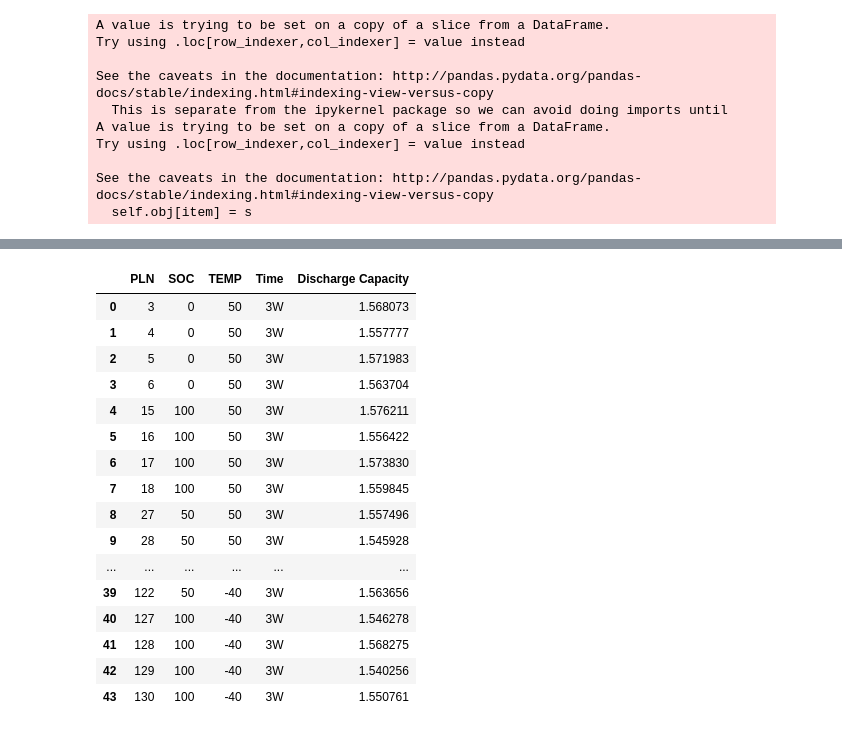
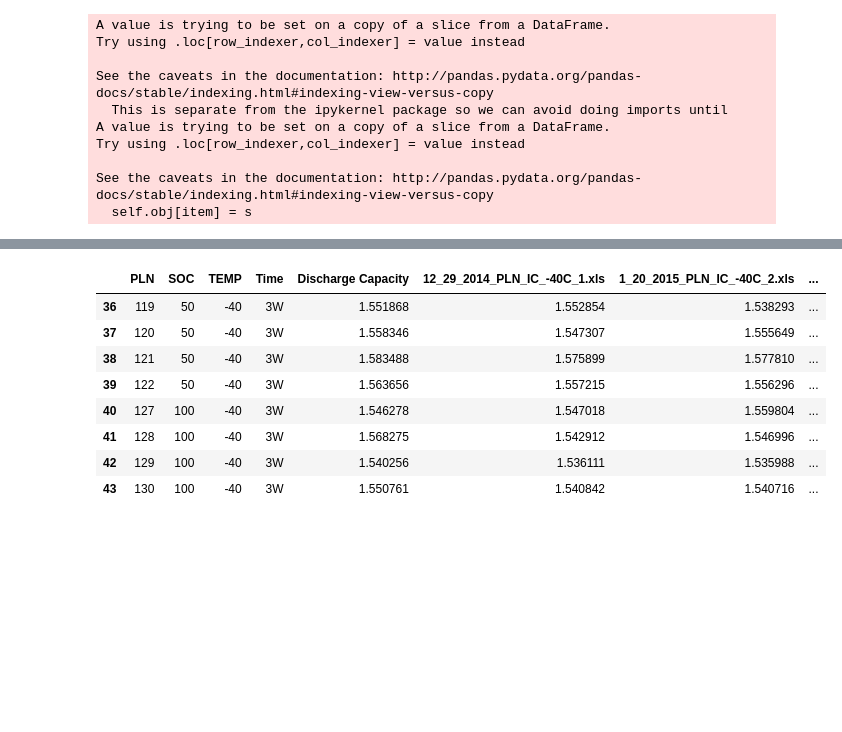
Before and after one commit to UWSEDS-aut17/SunDial, a Jupyter notebook: SunDial/bat_model/parse_storagedata.ipynb, the cells around one changed output, grey strips where cells are left out. Drawn from its saved outputs; the diff is of its cells as text; code cells hidden in the pictures; blank space fills up the shorter version.

```diff
--- a/SunDial/bat_model/parse_storagedata.ipynb
+++ b/SunDial/bat_model/parse_storagedata.ipynb
@@ -158,20 +169,12 @@ for jj in range(len(nfor_names)):
-# %%
-stor_df
-# %% [output]
-|  | PLN | SOC | TEMP | Time | Discharge Capacity |
-| 0 | 3 | 0 | 50 | 3W | 1.568073 |
-| 1 | 4 | 0 | 50 | 3W | 1.557777 |
-| 2 | 5 | 0 | 50 | 3W | 1.571983 |
-| 3 | 6 | 0 | 50 | 3W | 1.563704 |
-| 4 | 15 | 100 | 50 | 3W | 1.576211 |
-| 5 | 16 | 100 | 50 | 3W | 1.556422 |
-| 6 | 17 | 100 | 50 | 3W | 1.573830 |
-| 7 | 18 | 100 | 50 | 3W | 1.559845 |
-| 8 | 27 | 50 | 50 | 3W | 1.557496 |
-| 9 | 28 | 50 | 50 | 3W | 1.545928 |
-| ... | ... | ... | ... | ... | ... |
-| 39 | 122 | 50 | -40 | 3W | 1.563656 |
-| 40 | 127 | 100 | -40 | 3W | 1.546278 |
-| 41 | 128 | 100 | -40 | 3W | 1.568275 |
-| 42 | 129 | 100 | -40 | 3W | 1.540256 |
-| 43 | 130 | 100 | -40 | 3W | 1.550761 |
+# %%
+dfn40
+# %% [output]
+|  | PLN | SOC | TEMP | Time | Discharge Capacity | 12_29_2014_PLN_IC_-40C_1.xls | 1_20_2015_PLN_IC_-40C_2.xls | ... |
+| 36 | 119 | 50 | -40 | 3W | 1.551868 | 1.552854 | 1.538293 | ... |
+| 37 | 120 | 50 | -40 | 3W | 1.558346 | 1.547307 | 1.555649 | ... |
+| 38 | 121 | 50 | -40 | 3W | 1.583488 | 1.575899 | 1.577810 | ... |
+| 39 | 122 | 50 | -40 | 3W | 1.563656 | 1.557215 | 1.556296 | ... |
+| 40 | 127 | 100 | -40 | 3W | 1.546278 | 1.547018 | 1.559804 | ... |
+| 41 | 128 | 100 | -40 | 3W | 1.568275 | 1.542912 | 1.546996 | ... |
+| 42 | 129 | 100 | -40 | 3W | 1.540256 | 1.536111 | 1.535988 | ... |
+| 43 | 130 | 100 | -40 | 3W | 1.550761 | 1.540842 | 1.540716 | ... |
```
Also changed, not shown: parts of 5 cells of this notebook.
